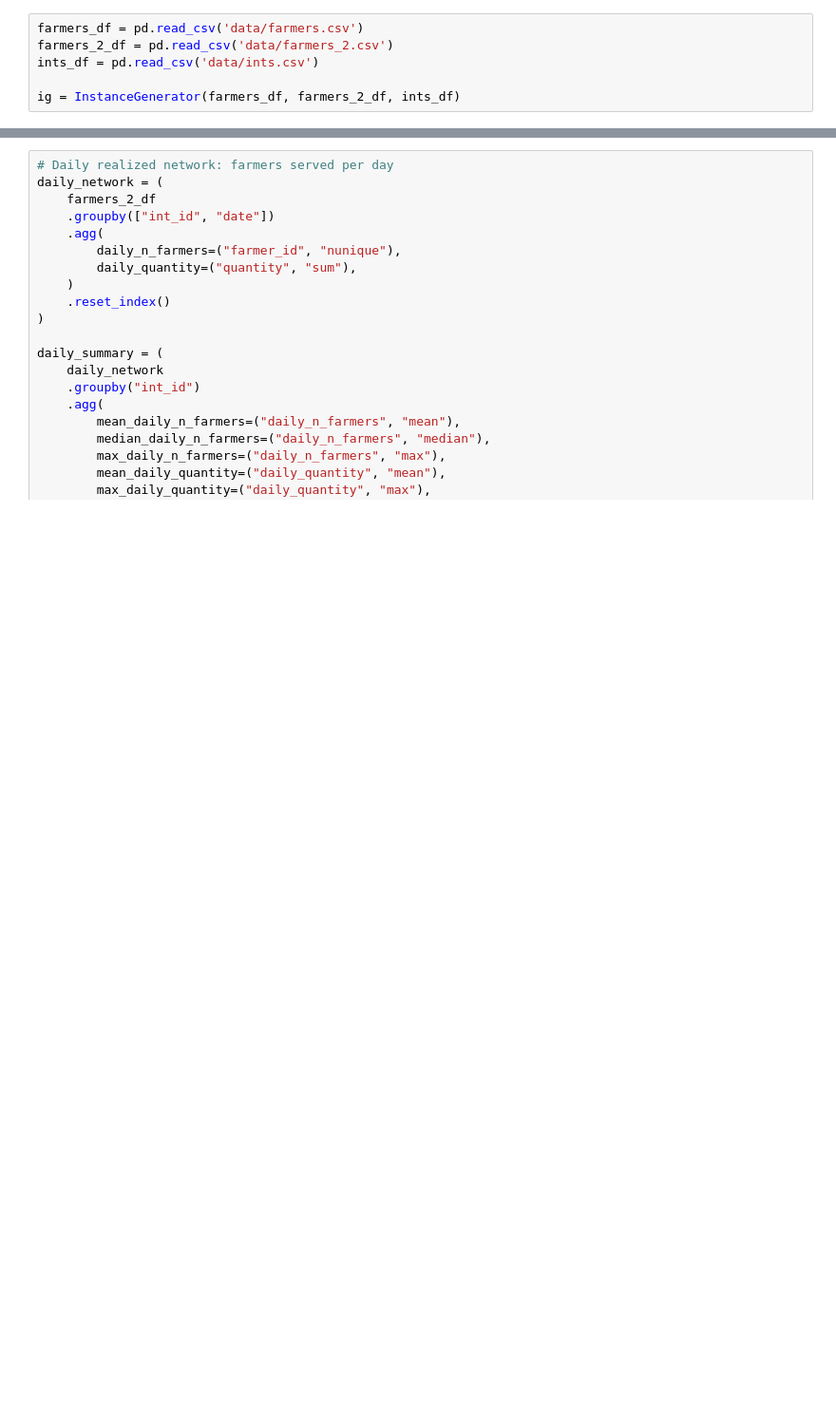
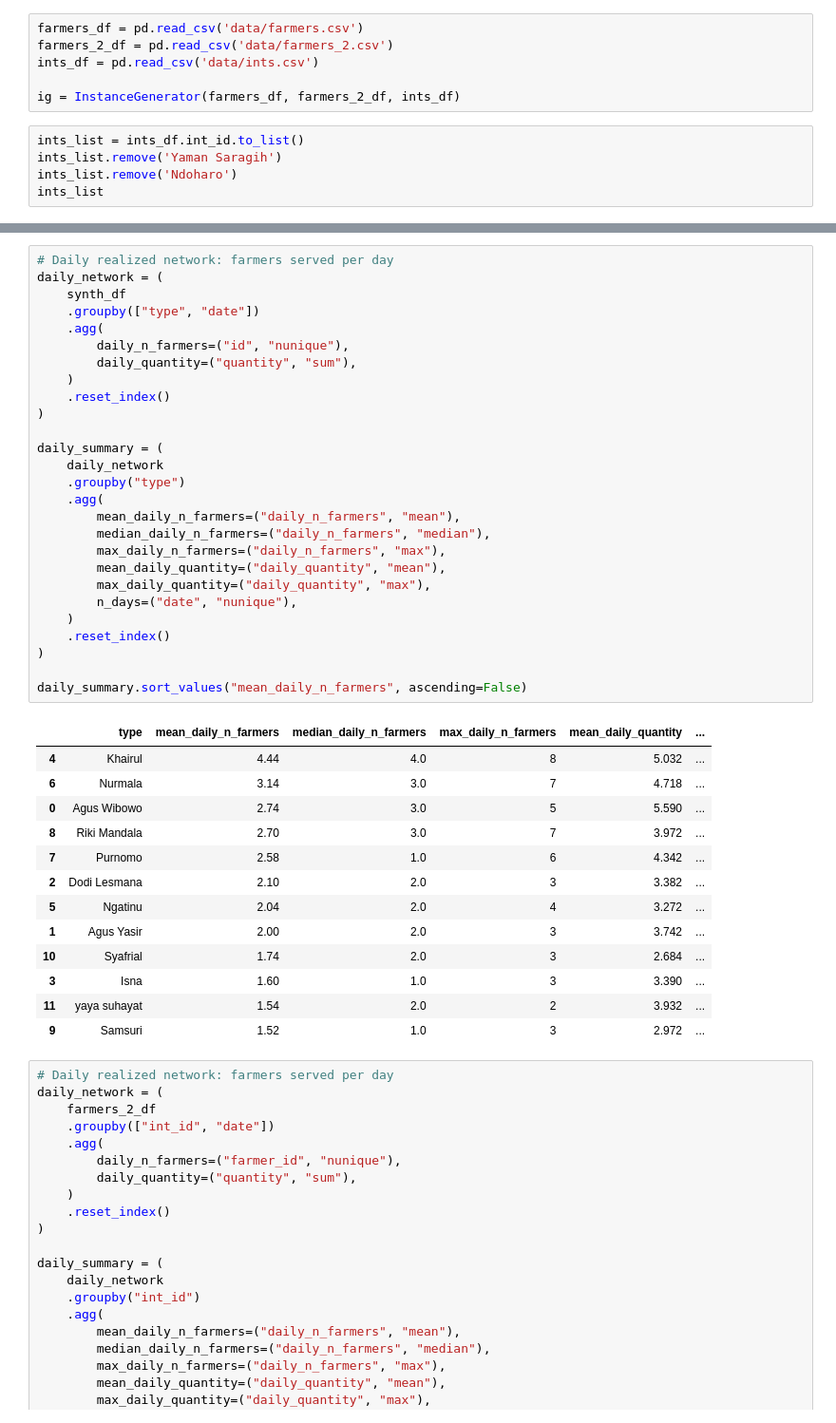
Before and after one commit to nachatjatu/SyntheticInstanceGenerator, a Jupyter notebook: dev.ipynb, the cells around one changed output, grey strips where cells are left out. Shown at 95% size. Cells and saved outputs as stored; diff of their text form; blank space fills up the shorter version.

```diff
--- a/dev.ipynb
+++ b/dev.ipynb
@@ -22,3 +22,8 @@ farmers_2_df = pd.read_csv('data/farmers_2.csv')
 ints_df = pd.read_csv('data/ints.csv')
 
 ig = InstanceGenerator(farmers_df, farmers_2_df, ints_df)
+# %%
+ints_list = ints_df.int_id.to_list()
+ints_list.remove('Yaman Saragih')
+ints_list.remove('Ndoharo')
+ints_list
@@ -25,3 +149,44 @@ ig = InstanceGenerator(farmers_df, farmers_2_df, ints_df)
+# %%
+# Daily realized network: farmers served per day
+daily_network = (
+    synth_df
+    .groupby(["type", "date"])
+    .agg(
+        daily_n_farmers=("id", "nunique"),
+        daily_quantity=("quantity", "sum"),
+    )
+    .reset_index()
+)
+
+daily_summary = (
+    daily_network
+    .groupby("type")
+    .agg(
+        mean_daily_n_farmers=("daily_n_farmers", "mean"),
+        median_daily_n_farmers=("daily_n_farmers", "median"),
+        max_daily_n_farmers=("daily_n_farmers", "max"),
+        mean_daily_quantity=("daily_quantity", "mean"),
+        max_daily_quantity=("daily_quantity", "max"),
+        n_days=("date", "nunique"),
+    )
+    .reset_index()
+)
+
+daily_summary.sort_values("mean_daily_n_farmers", ascending=False)
+# %% [output]
+|  | type | mean_daily_n_farmers | median_daily_n_farmers | max_daily_n_farmers | mean_daily_quantity | ... |
+| 4 | Khairul | 4.44 | 4.0 | 8 | 5.032 | ... |
+| 6 | Nurmala | 3.14 | 3.0 | 7 | 4.718 | ... |
+| 0 | Agus Wibowo | 2.74 | 3.0 | 5 | 5.590 | ... |
+| 8 | Riki Mandala | 2.70 | 3.0 | 7 | 3.972 | ... |
+| 7 | Purnomo | 2.58 | 1.0 | 6 | 4.342 | ... |
+| 2 | Dodi Lesmana | 2.10 | 2.0 | 3 | 3.382 | ... |
+| 5 | Ngatinu | 2.04 | 2.0 | 4 | 3.272 | ... |
+| 1 | Agus Yasir | 2.00 | 2.0 | 3 | 3.742 | ... |
+| 10 | Syafrial | 1.74 | 2.0 | 3 | 2.684 | ... |
+| 3 | Isna | 1.60 | 1.0 | 3 | 3.390 | ... |
+| 11 | yaya suhayat | 1.54 | 2.0 | 2 | 3.932 | ... |
+| 9 | Samsuri | 1.52 | 1.0 | 3 | 2.972 | ... |
 # %%
 # Daily realized network: farmers served per day
 daily_network = (
```
Also changed, not shown: parts of 7 cells of this notebook, 44 other files.
